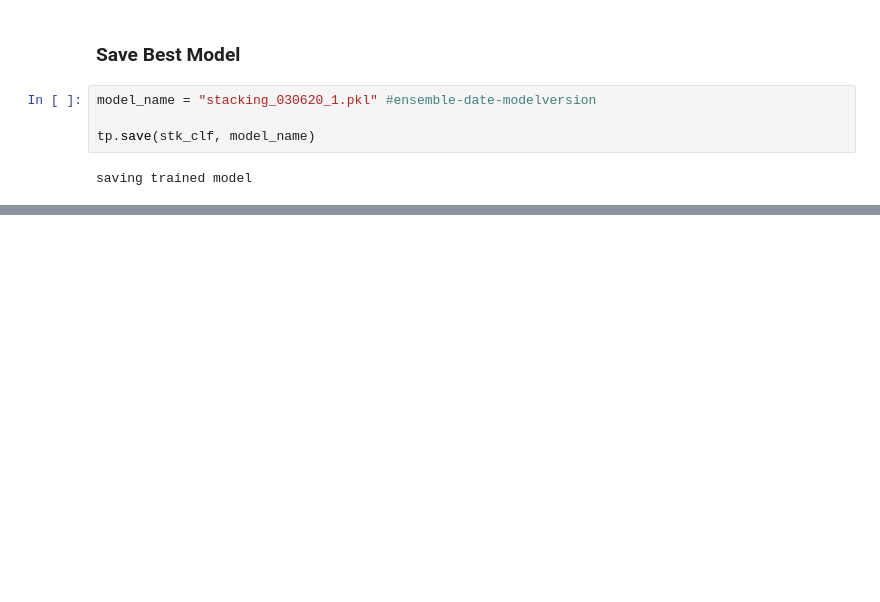
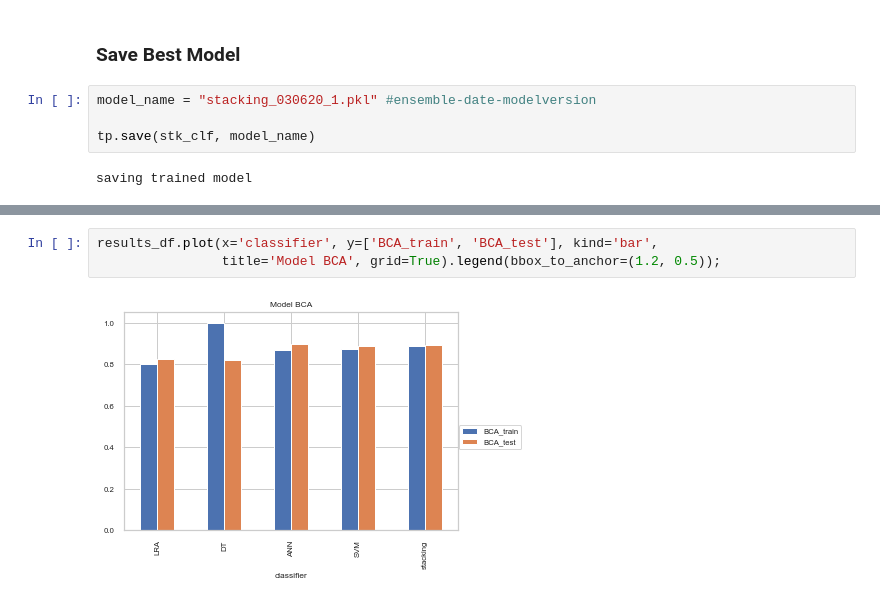
Before and after one commit to rusane/natural-computing, a Jupyter notebook: Project/Stacking.ipynb, the cells around one changed output, grey strips where cells are left out. Drawn from its saved outputs; the diff is of its cells as text; blank space fills up the shorter version.

```diff
--- a/Project/Stacking.ipynb
+++ b/Project/Stacking.ipynb
@@ -312,0 +335,5 @@ saving trained model
+# %%
+results_df.plot(x='classifier', y=['BCA_train', 'BCA_test'], kind='bar',
+                title='Model BCA', grid=True).legend(bbox_to_anchor=(1.2, 0.5));
+# %% [output]
+[figure, added]
```
Also changed, not shown: parts of 11 cells of this notebook.
